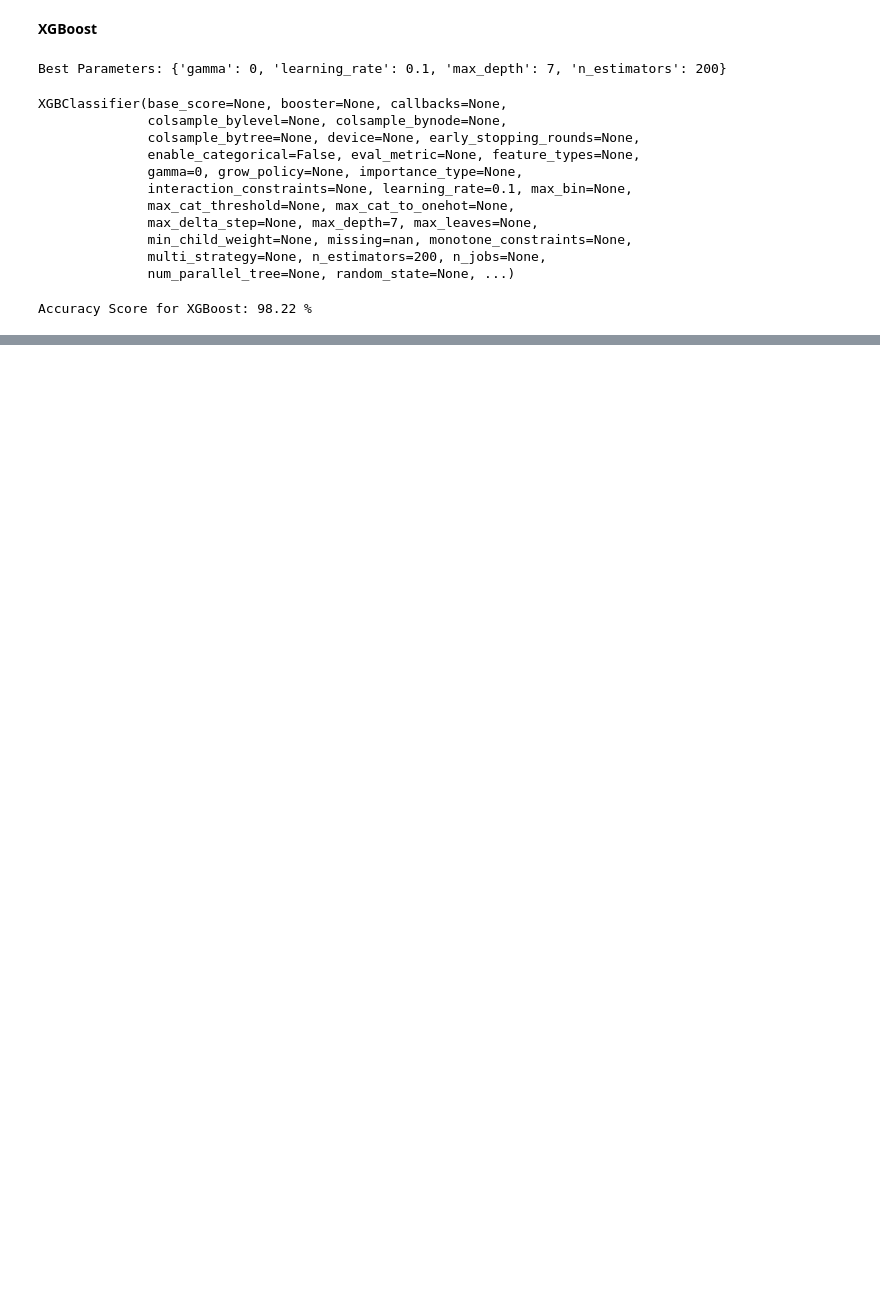
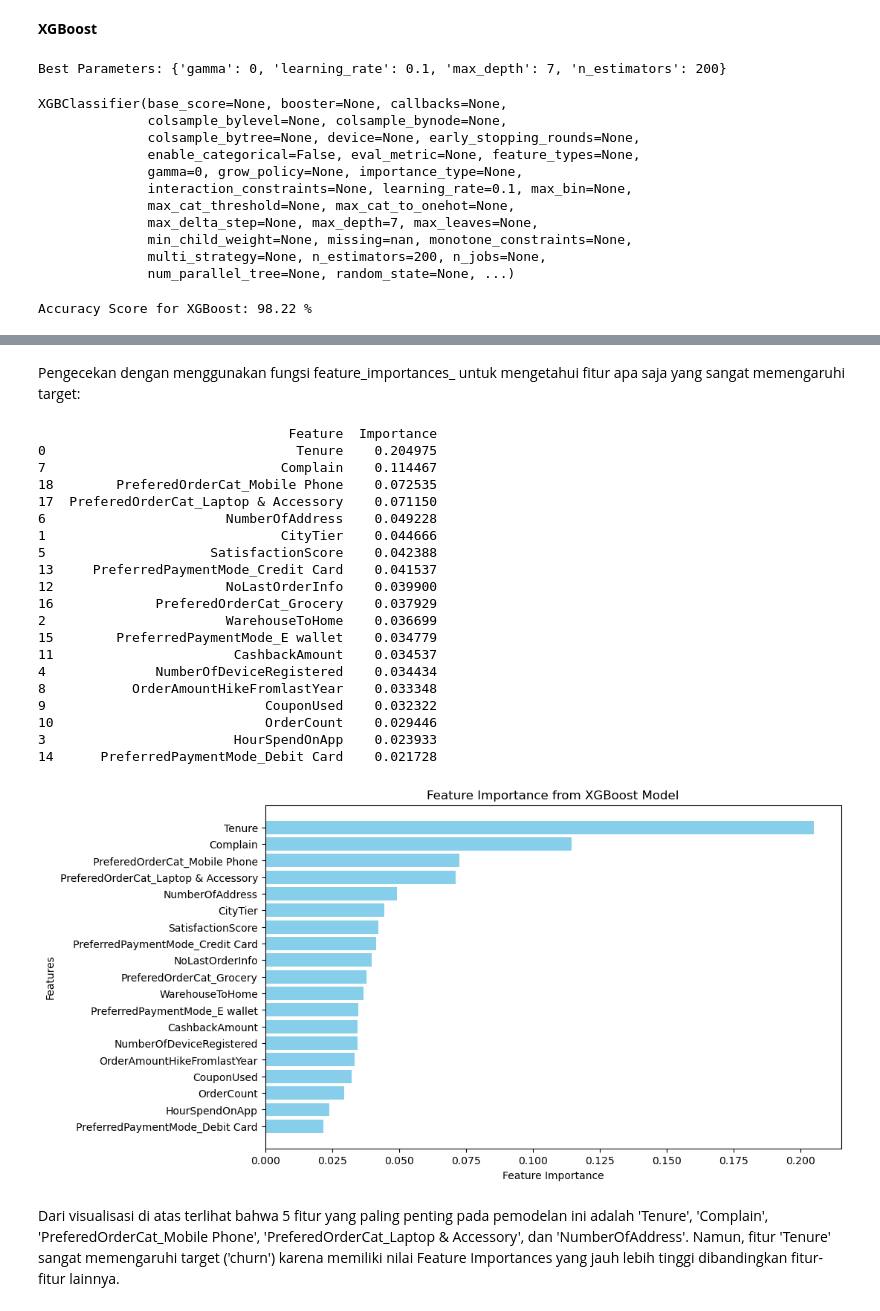
Before and after one commit to Dokaebi20/Finpro_Zetta_11-24, a Jupyter notebook: FinPro.ipynb, the cells around one changed output, grey strips where cells are left out. Drawn from its saved outputs; the diff is of its cells as text; code cells hidden in the pictures; blank space fills up the shorter version.

```diff
--- a/FinPro.ipynb
+++ b/FinPro.ipynb
@@ -1287,0 +1309,43 @@ plt.show()
+# %% [markdown]
+Pengecekan dengan menggunakan fungsi feature_importances_ untuk mengetahui fitur apa saja yang sangat memengaruhi target:
+# %%
+feature_importances=model.feature_importances_
+
+importance_df = pd.DataFrame({
+    'Feature': X.columns,
+    'Importance': feature_importances
+}).sort_values(by='Importance', ascending=False)
+
+print(importance_df)
+
+plt.figure(figsize=(10, 6))
+plt.barh(importance_df['Feature'], importance_df['Importance'], color='skyblue')
+plt.xlabel('Feature Importance')
+plt.ylabel('Features')
+plt.title('Feature Importance from XGBoost Model')
+plt.gca().invert_yaxis()
+plt.show()
+# %% [output]
+                                Feature  Importance
+0                                Tenure    0.204975
+7                              Complain    0.114467
+18        PreferedOrderCat_Mobile Phone    0.072535
+17  PreferedOrderCat_Laptop & Accessory    0.071150
+6                       NumberOfAddress    0.049228
+1                              CityTier    0.044666
+5                     SatisfactionScore    0.042388
+13     PreferredPaymentMode_Credit Card    0.041537
+12                      NoLastOrderInfo    0.039900
+16             PreferedOrderCat_Grocery    0.037929
+2                       WarehouseToHome    0.036699
+15        PreferredPaymentMode_E wallet    0.034779
+11                       CashbackAmount    0.034537
+4              NumberOfDeviceRegistered    0.034434
+8           OrderAmountHikeFromlastYear    0.033348
+9                            CouponUsed    0.032322
+10                           OrderCount    0.029446
+3                        HourSpendOnApp    0.023933
+14      PreferredPaymentMode_Debit Card    0.021728
+[figure, added]
+# %% [markdown]
+Dari visualisasi di atas terlihat bahwa 5 fitur yang paling penting pada pemodelan ini adalah 'Tenure', 'Complain', 'PreferedOrderCat_Mobile Phone', 'PreferedOrderCat_Laptop & Accessory', dan 'NumberOfAddress'. Namun, fitur 'Tenure' sangat memengaruhi target ('churn') karena memiliki nilai Feature Importances yang jauh lebih tinggi dibandingkan fitur-fitur lainnya.
```
Also changed, not shown: parts of 33 cells of this notebook.
